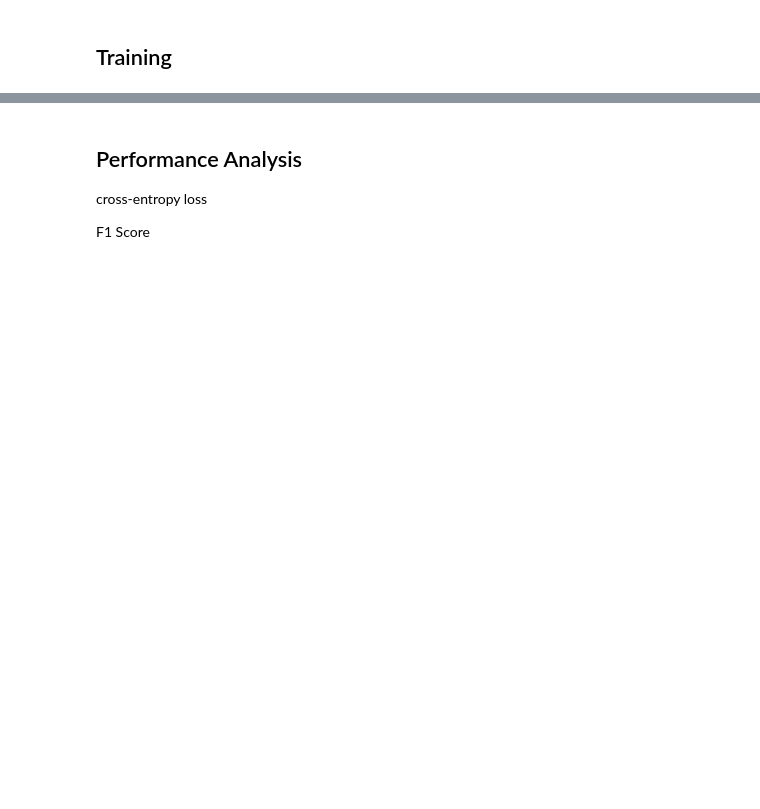
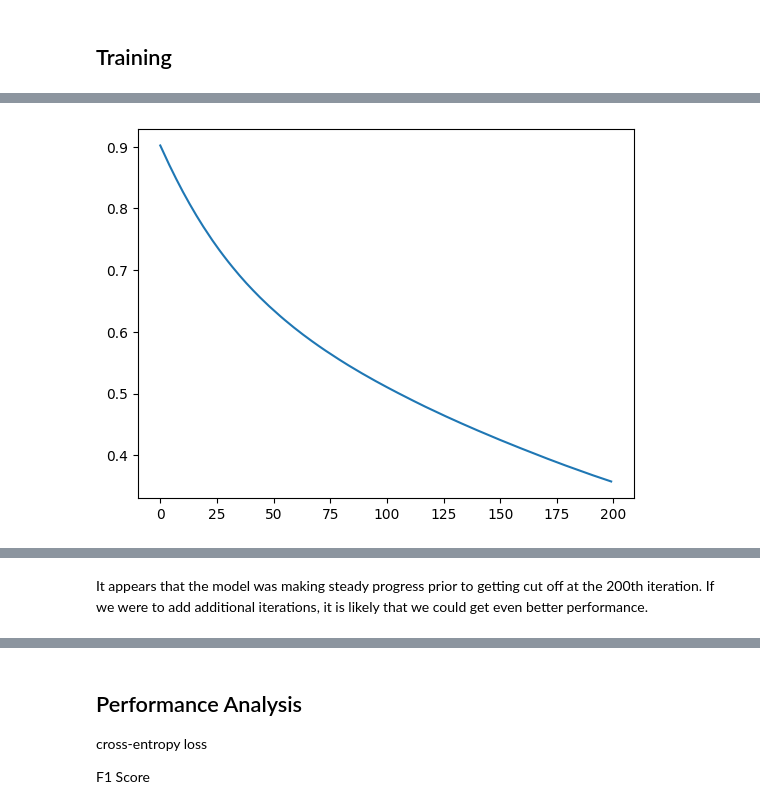
Before and after one commit to dennisfarmer/mdst_tutorials_dennis, a Jupyter notebook: Optional Challenges/ML Focus/ml_challenge.ipynb, the cells around one changed output, grey strips where cells are left out. Saved outputs shown, nothing was run; the diff lists cells and outputs as text; code cells hidden in the pictures; blank space fills up the shorter version.

```diff
--- a/Optional Challenges/ML Focus/ml_challenge.ipynb
+++ b/Optional Challenges/ML Focus/ml_challenge.ipynb
@@ -62,0 +80,7 @@ moons.head()
+# %%
+# cross-entropy loss function
+plt.plot(nn.loss_curve_)
+plt.show()
+print("Final loss:", nn.loss_curve_[-1])
+# %% [output]
+[figure, added]
@@ -62,0 +88,2 @@ moons.head()
+# %% [markdown]
+It appears that the model was making steady progress prior to getting cut off at the 200th iteration. If we were to add additional iterations, it is likely that we could get even better performance.
```
Also changed, not shown: parts of 28 cells of this notebook, 1 other file.
